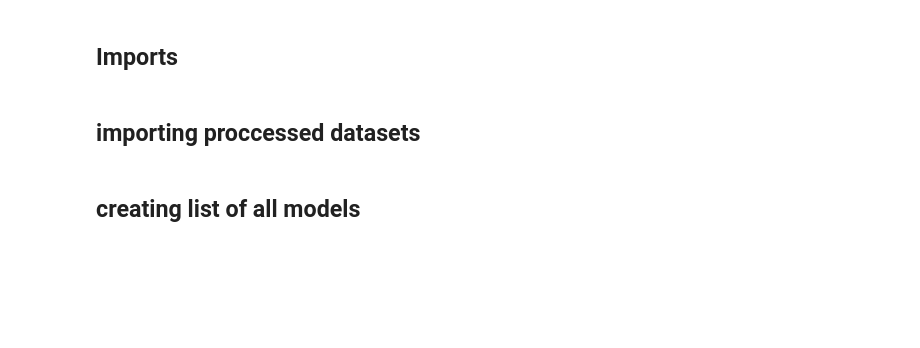
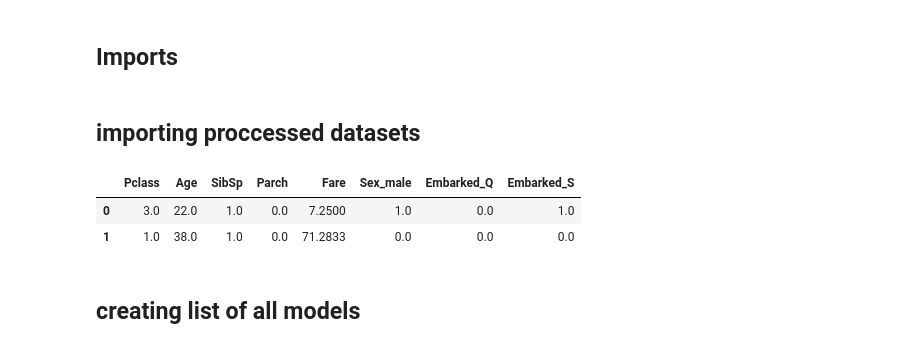
Before and after one commit to ggomp2885/Kaggle_Competitions, a Jupyter notebook: titanic_classification/training.ipynb, the cells around one changed output. Drawn from its saved outputs; the diff is of its cells as text; code cells hidden in the pictures; blank space fills up the shorter version.

```diff
--- a/titanic_classification/training.ipynb
+++ b/titanic_classification/training.ipynb
@@ -65,7 +65,13 @@ xgb.set_config(verbosity=0)
 # %%
 X = pd.read_csv(r'.\proccesed_data\x_train.csv')
 Y = pd.read_csv(r'.\proccesed_data\y_train.csv').values.ravel()
 x_test = pd.read_csv(r'.\proccesed_data\x_test.csv')
+
+X.head(2)
+# %% [output]
+|  | Pclass | Age | SibSp | Parch | Fare | Sex_male | Embarked_Q | Embarked_S |
+| 0 | 3.0 | 22.0 | 1.0 | 0.0 | 7.2500 | 1.0 | 0.0 | 1.0 |
+| 1 | 1.0 | 38.0 | 1.0 | 0.0 | 71.2833 | 0.0 | 0.0 | 0.0 |
 # %% [markdown]
 ## creating list of all models
 # %%
```
Also changed, not shown: parts of 3 cells of this notebook, 3 other files.
